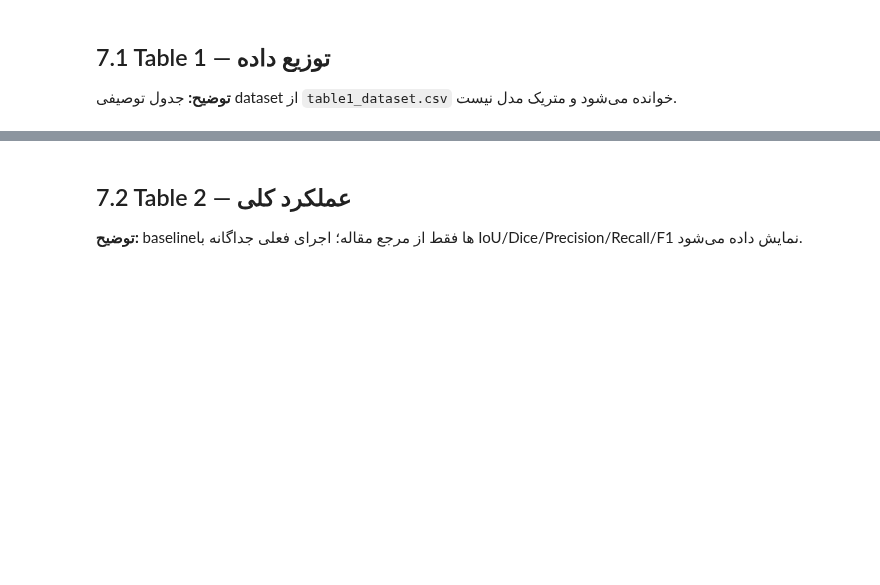
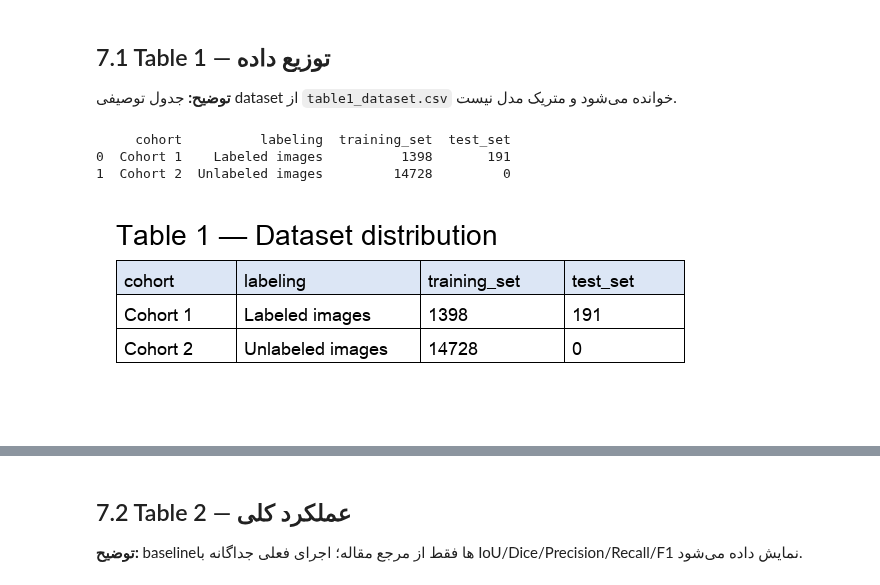
Before and after one commit to hadifarajvand/salehi-semiTNet, a Jupyter notebook: notebooks/SemiTNet_Reproduction_and_Evaluation.ipynb, the cells around one changed output, grey strips where cells are left out. Drawn from its saved outputs; the diff is of its cells as text; code cells hidden in the pictures; blank space fills up the shorter version.

```diff
--- a/notebooks/SemiTNet_Reproduction_and_Evaluation.ipynb
+++ b/notebooks/SemiTNet_Reproduction_and_Evaluation.ipynb
@@ -129,9 +202,15 @@ print({k:round(metrics[k],4) for k in MET})
 # %%
 # هدف: نمایش Table 1
 # ورودی: table1_dataset.csv
 # خروجی: توزیع dataset
 # رفتار مورد انتظار: مقادیر مرجع بدون تغییر
 display(table1)
+display(Image(filename=str(PAPER_STYLE/'tables/table_01_tsi15k_distribution.png')))
+# %% [output]
+     cohort          labeling  training_set  test_set
+0  Cohort 1    Labeled images          1398       191
+1  Cohort 2  Unlabeled images         14728         0
+[figure, added]
 # %% [markdown]
 ![Table 1](../outputs/paper_style/tables/table_01_tsi15k_distribution.png)
 # %% [markdown]
```
Also changed, not shown: parts of 18 cells of this notebook, 9 other files.
